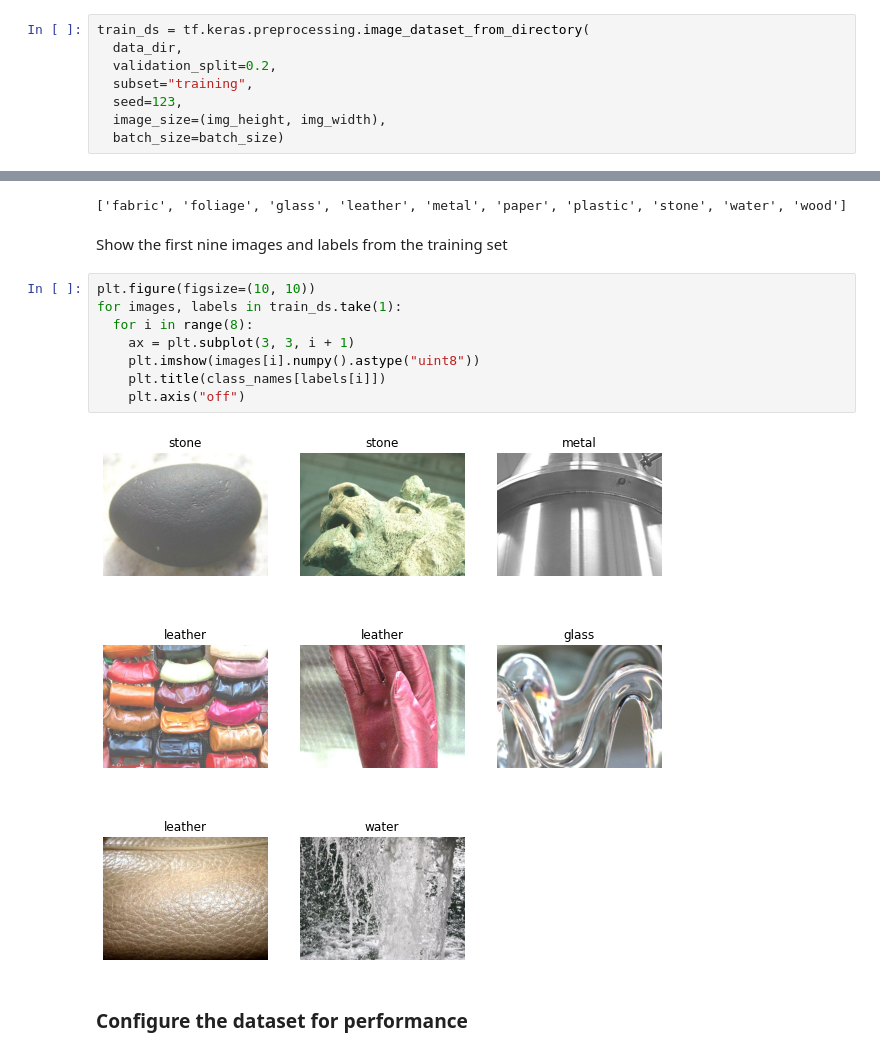
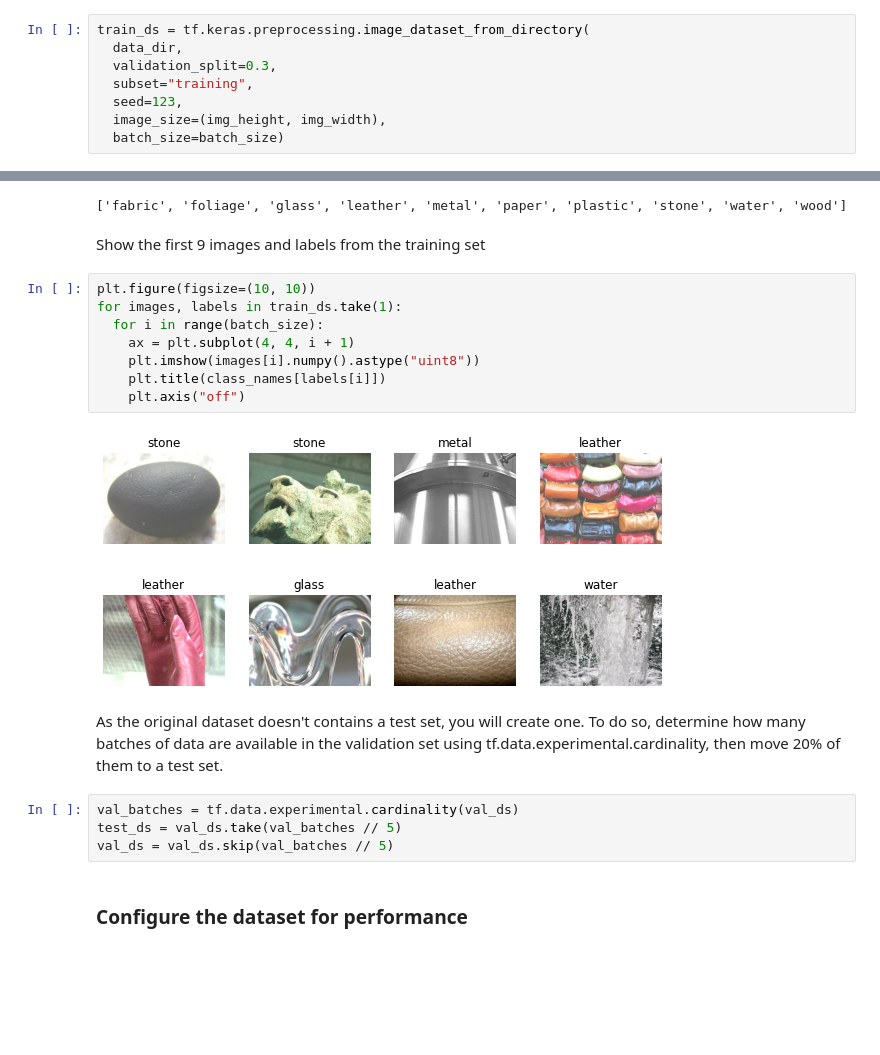
Before and after one commit to tanbh0009/CZ4042NeuralNetworkProject, a Jupyter notebook: Project.ipynb, the cells around one changed output, grey strips where cells are left out. Drawn from its saved outputs; the diff is of its cells as text; blank space fills up the shorter version.

Commit message:
split validation data set to get test set and added confusion matrix

```diff
--- a/Project.ipynb
+++ b/Project.ipynb
@@ -46,7 +63,7 @@ img_width = 512
 # %%
 train_ds = tf.keras.preprocessing.image_dataset_from_directory(
   data_dir,
-  validation_split=0.2,
+  validation_split=0.3,
   subset="training",
   seed=123,
   image_size=(img_height, img_width),
@@ -73,17 +90,23 @@ print(class_names)
 # %% [output]
 ['fabric', 'foliage', 'glass', 'leather', 'metal', 'paper', 'plastic', 'stone', 'water', 'wood']
 # %% [markdown]
-Show the first nine images and labels from the training set
+Show the first 9 images and labels from the training set
 # %%
 plt.figure(figsize=(10, 10))
 for images, labels in train_ds.take(1):
-  for i in range(8):
-    ax = plt.subplot(3, 3, i + 1)
+  for i in range(batch_size):
+    ax = plt.subplot(4, 4, i + 1)
     plt.imshow(images[i].numpy().astype("uint8"))
     plt.title(class_names[labels[i]])
     plt.axis("off")
 # %% [output]
-[figure, old version]
+[figure, new version]
+# %% [markdown]
+As the original dataset doesn't contains a test set, you will create one. To do so, determine how many batches of data are available in the validation set using tf.data.experimental.cardinality, then move 20% of them to a test set.
+# %%
+val_batches = tf.data.experimental.cardinality(val_ds)
+test_ds = val_ds.take(val_batches // 5)
+val_ds = val_ds.skip(val_batches // 5)
 # %% [markdown]
 ### Configure the dataset for performance
 # %% [markdown]
```
Also changed, not shown: parts of 27 cells of this notebook.
